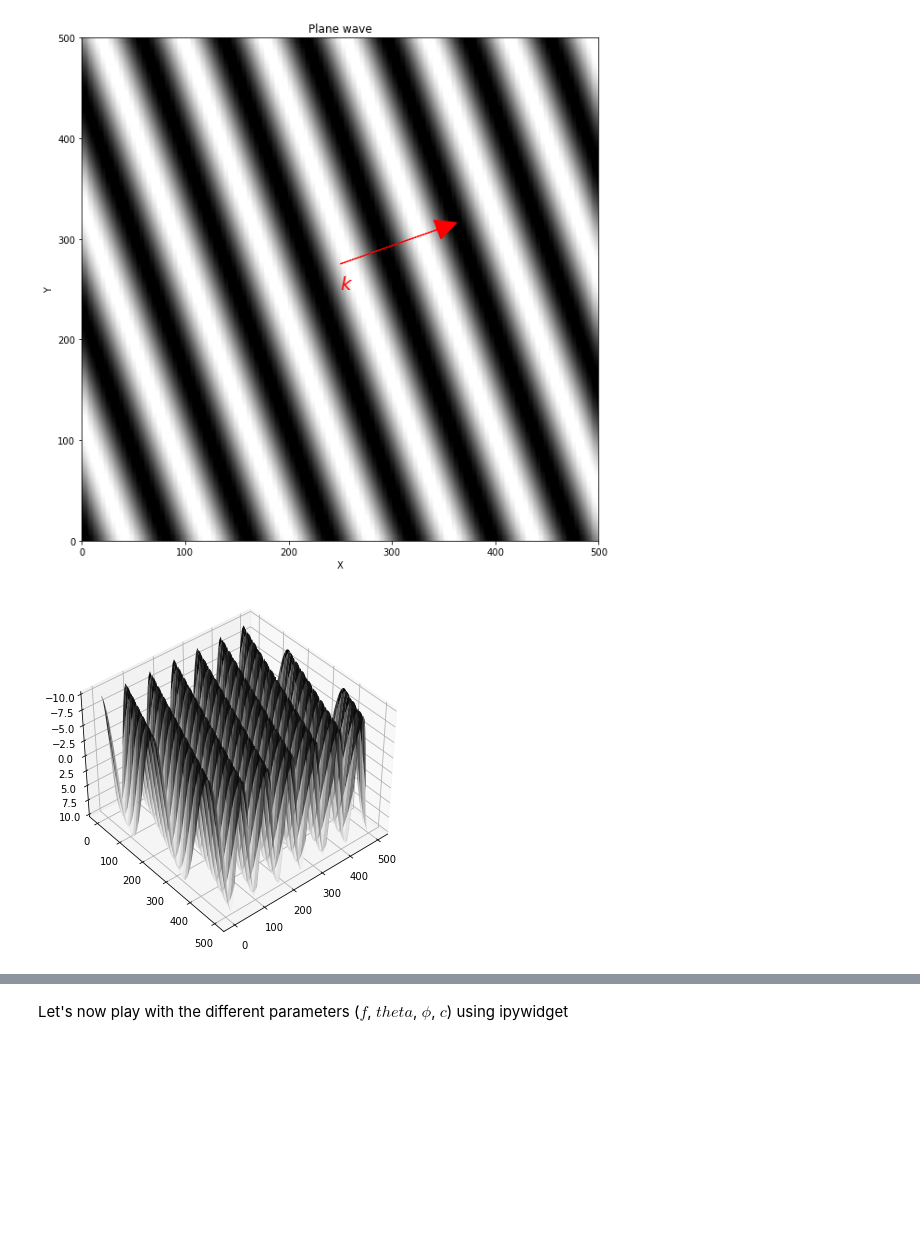
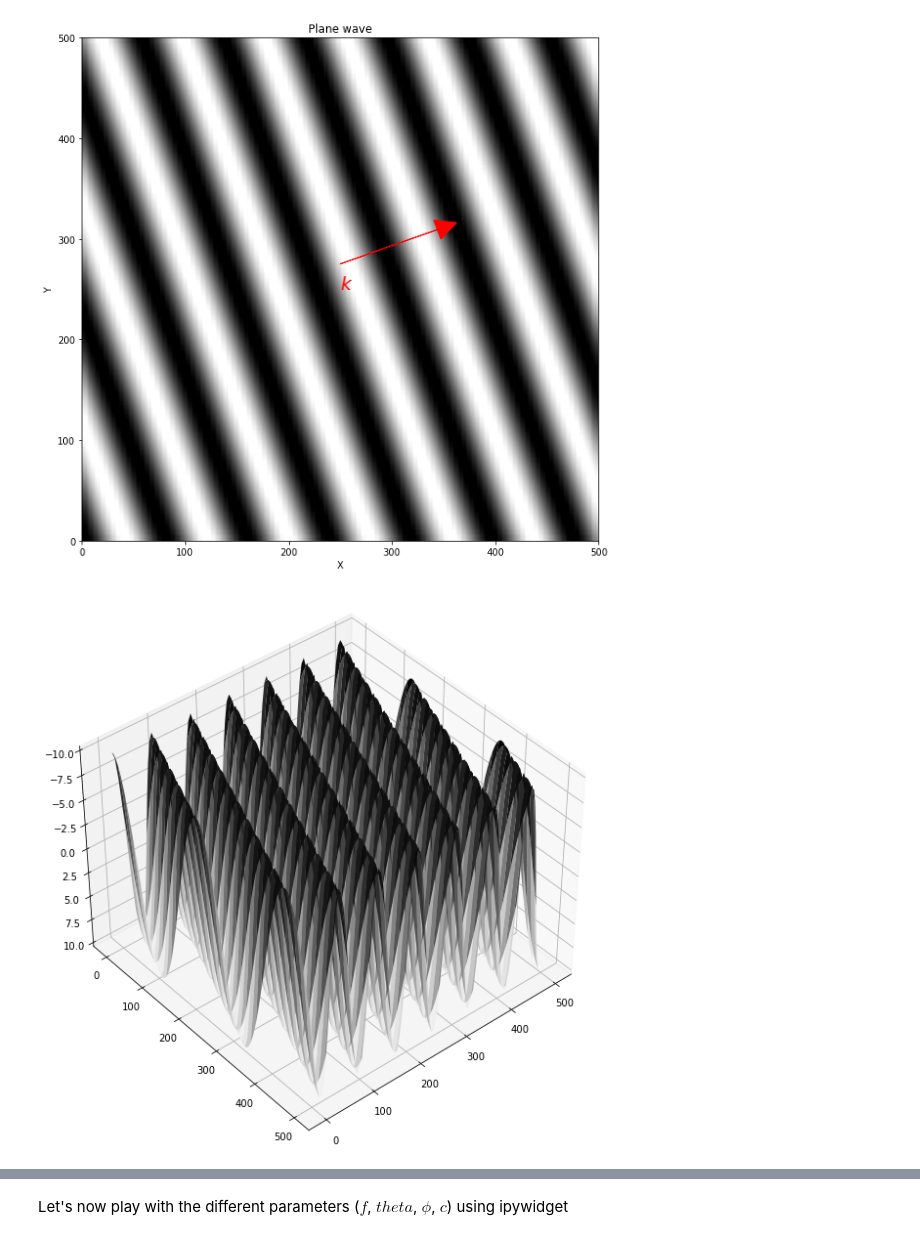
Before and after one commit to DIG-Kaust/Seismology, a Jupyter notebook: PlaneWave/PlaneWave.ipynb, the cells around one changed output, grey strips where cells are left out. Saved outputs shown, nothing was run; the diff lists cells and outputs as text; code cells hidden in the pictures; blank space fills up the shorter version.

```diff
--- a/PlaneWave/PlaneWave.ipynb
+++ b/PlaneWave/PlaneWave.ipynb
@@ -67,10 +70,11 @@ plt.axis('tight');
 [figure]
 # %%
 # 3D view
-fig, ax = plt.subplots(figsize=(13, 5), subplot_kw={"projection": "3d"})
+fig, ax = plt.subplots(figsize=(8, 8), subplot_kw={"projection": "3d"})
 ax.plot_surface(X, Y, pw, cmap='gray')
 ax.view_init(-140, -50)
+ax.axis('tight')
 plt.tight_layout()
 # %% [output]
-[figure, old version]
+[figure, new version]
 # %% [markdown]
```
Also changed, not shown: parts of 11 cells of this notebook, 1 other file.
